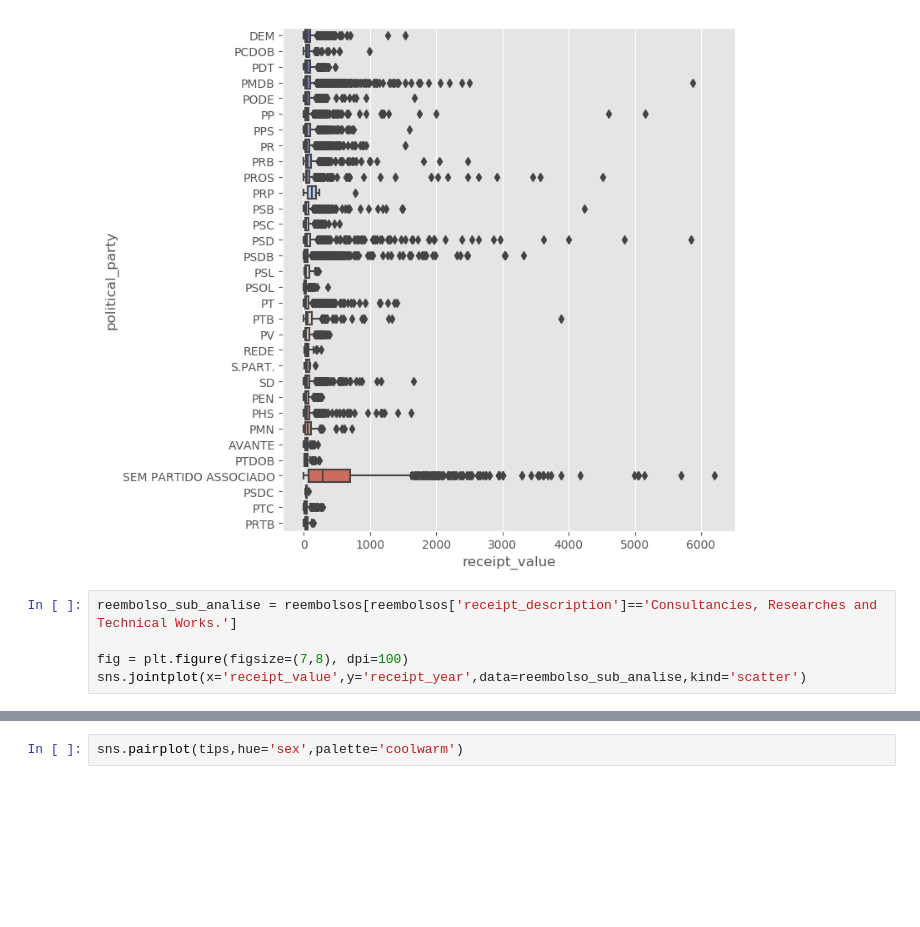
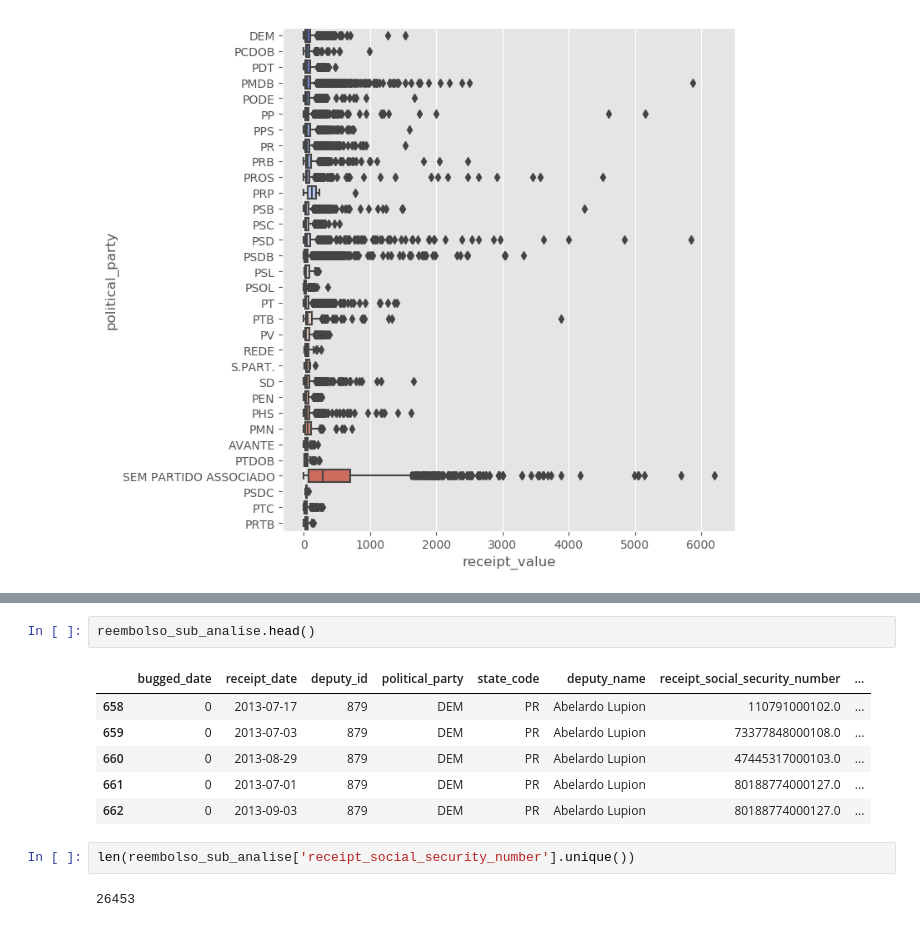
Before and after one commit to mavgarcia/data_analysis, a Jupyter notebook: deputies_reimbursements.ipynb, the cells around one changed output, grey strips where cells are left out. Cells and saved outputs as stored; diff of their text form; blank space fills up the shorter version.

```diff
--- a/deputies_reimbursements.ipynb
+++ b/deputies_reimbursements.ipynb
@@ -146,8 +150,3 @@ sns.boxplot(x="receipt_value", y="political_party",data=reembolso_sub_analise, p
 # %% [output]
 <matplotlib.axes._subplots.AxesSubplot at 0x...>
 [figure]
-# %%
-reembolso_sub_analise = reembolsos[reembolsos['receipt_description']=='Consultancies, Researches and Technical Works.']
-
-fig = plt.figure(figsize=(7,8), dpi=100)
-sns.jointplot(x='receipt_value',y='receipt_year',data=reembolso_sub_analise,kind='scatter')
@@ -158,2 +153,13 @@ sns.jointplot(x='receipt_value',y='receipt_year',data=reembolso_sub_analise,kind
-# %%
-sns.pairplot(tips,hue='sex',palette='coolwarm')
+# %%
+reembolso_sub_analise.head()
+# %% [output]
+|  | bugged_date | receipt_date | deputy_id | political_party | state_code | deputy_name | receipt_social_security_number | ... |
+| 658 | 0 | 2013-07-17 | 879 | DEM | PR | Abelardo Lupion | 110791000102.0 | ... |
+| 659 | 0 | 2013-07-03 | 879 | DEM | PR | Abelardo Lupion | 73377848000108.0 | ... |
+| 660 | 0 | 2013-08-29 | 879 | DEM | PR | Abelardo Lupion | 47445317000103.0 | ... |
+| 661 | 0 | 2013-07-01 | 879 | DEM | PR | Abelardo Lupion | 80188774000127.0 | ... |
+| 662 | 0 | 2013-09-03 | 879 | DEM | PR | Abelardo Lupion | 80188774000127.0 | ... |
+# %%
+len(reembolso_sub_analise['receipt_social_security_number'].unique())
+# %% [output]
+26453
```
Also changed, not shown: parts of 12 cells of this notebook.
